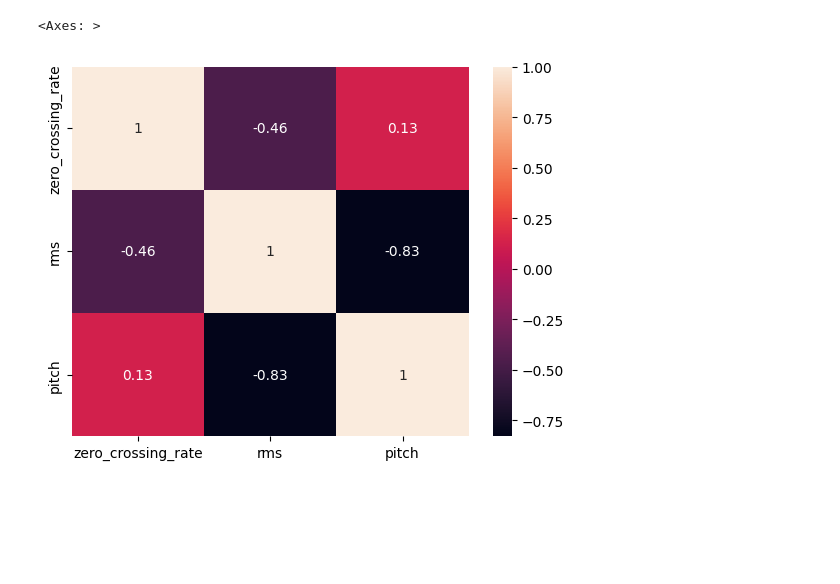
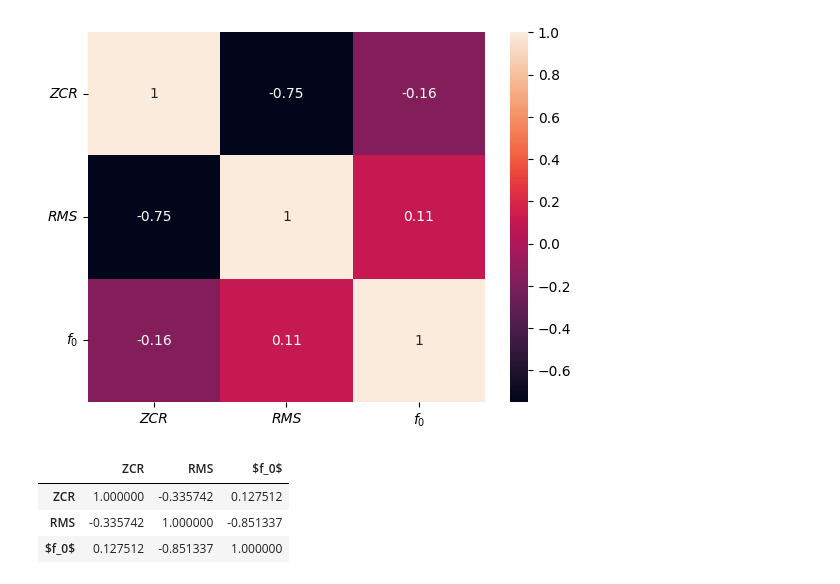
Before and after one commit to LeandroNardi96/analisis-estadistico-voces-artificiales, a Jupyter notebook: muestra_de_voces.ipynb, the cells around one changed output. Cells and saved outputs as stored; diff of their text form; code cells hidden in the pictures; blank space fills up the shorter version.

```diff
--- a/muestra_de_voces.ipynb
+++ b/muestra_de_voces.ipynb
@@ -125,7 +154,20 @@ sns.heatmap(dataset_features[mask].loc[:, ['zero_crossing_rate', 'rms', 'pitch']
-# %%
-# Correlación Completa
-
-sns.heatmap(dataset_features.loc[:, ['zero_crossing_rate', 'rms', 'pitch']].corr(), annot=True)
-# %% [output]
-<Axes: >
-[figure, removed]
+# %%
+# Correlación Femenina
+
+mask = dataset_features.genero == 'femenino'
+ax = sns.heatmap(dataset_features[mask].loc[:, ['ZCR', 'RMS', '$f_0$']].corr(), annot=True)
+
+# Cambiar los nombres de las variables a cursiva
+ax.set_xticklabels(ax.get_xticklabels(), fontdict={'verticalalignment': 'top', 'rotation': 0, 'style': 'italic'})
+ax.set_yticklabels(ax.get_yticklabels(), fontdict={'verticalalignment': 'center', 'horizontalalignment': 'right', 'rotation': 0, 'style': 'italic'})
+
+plt.show()
+# %% [output]
+[figure, added]
+# %%
+dataset_features.loc[:, ['ZCR', 'RMS', '$f_0$']].corr()
+# %% [output]
+|  | ZCR | RMS | $f_0$ |
+| ZCR | 1.000000 | -0.335742 | 0.127512 |
+| RMS | -0.335742 | 1.000000 | -0.851337 |
+| $f_0$ | 0.127512 | -0.851337 | 1.000000 |
```
Also changed, not shown: parts of 14 cells of this notebook, 1 other file.
